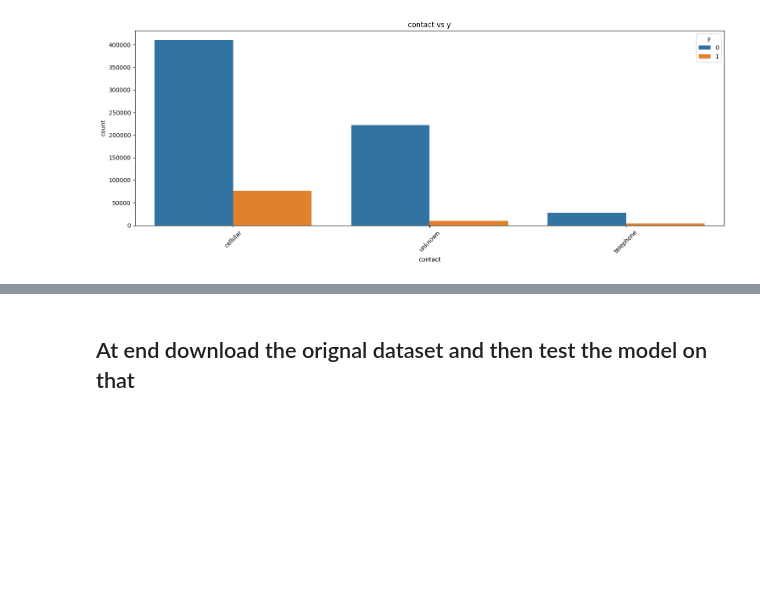
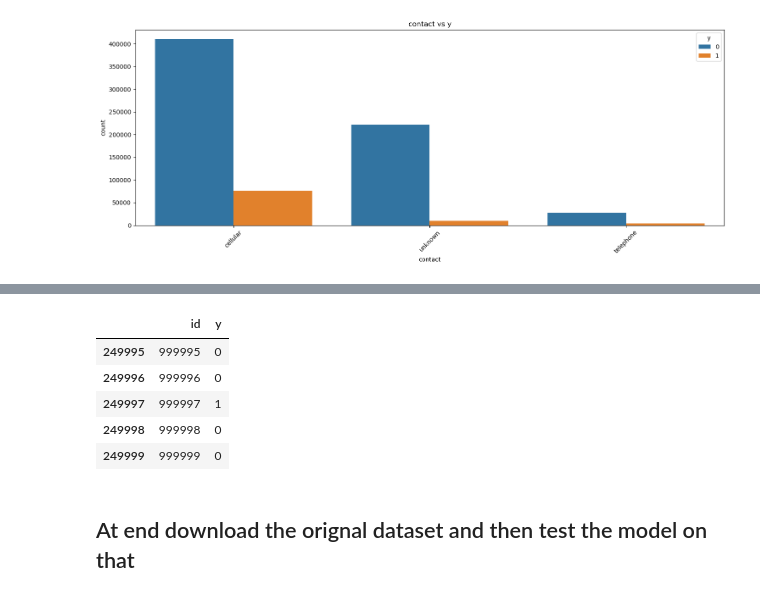
Before and after one commit to Aum-Patel1234/Machine-Learning, a Jupyter notebook: Binary_Classification_with_a_Bank_Dataset/model.ipynb, the cells around one changed output, grey strips where cells are left out. Cells and saved outputs as stored; diff of their text form; code cells hidden in the pictures; blank space fills up the shorter version.

```diff
--- a/Binary_Classification_with_a_Bank_Dataset/model.ipynb
+++ b/Binary_Classification_with_a_Bank_Dataset/model.ipynb
@@ -188,0 +347,9 @@ plot_feature_vs_target(df1, 'contact')
+# %%
+submission_df.tail()
+# %% [output]
+|  | id | y |
+| 249995 | 999995 | 0 |
+| 249996 | 999996 | 0 |
+| 249997 | 999997 | 1 |
+| 249998 | 999998 | 0 |
+| 249999 | 999999 | 0 |
```
Also changed, not shown: parts of 36 cells of this notebook.
